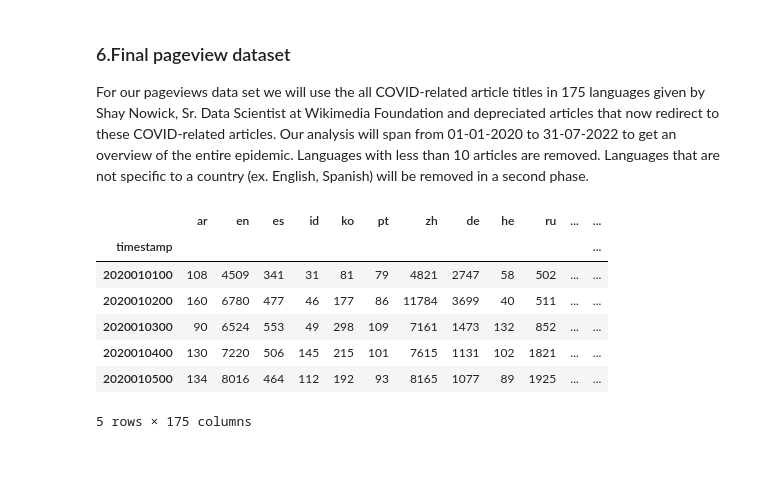
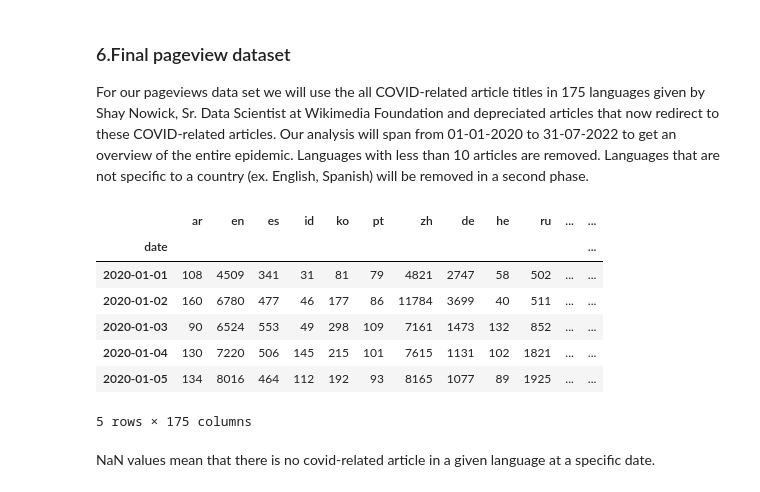
Before and after one commit to epfl-ada/ada-2022-project-thedatadiggers22, a Jupyter notebook: data_pipeline.ipynb, the cells around one changed output. Cells and saved outputs as stored; diff of their text form; code cells hidden in the pictures; blank space fills up the shorter version.

```diff
--- a/data_pipeline.ipynb
+++ b/data_pipeline.ipynb
@@ -289,14 +289,20 @@ for value in df_lang:
     #get covid related from 01-01-2020 to 31-07-2022 for each language
     df_tmp = wiki_to_df_extract(value, '20200101', '20220731').rename({'views': value}, axis='columns')
     pageview_df = pd.concat([pageview_df, df_tmp], axis= 1)
-# %%
-pageview_df.head()
-# %% [output]
-|  | ar | en | es | id | ko | pt | zh | de | he | ru | ... | ... |
-| timestamp |  |  |  |  |  |  |  |  |  |  |  | ... |
-| 2020010100 | 108 | 4509 | 341 | 31 | 81 | 79 | 4821 | 2747 | 58 | 502 | ... | ... |
-| 2020010200 | 160 | 6780 | 477 | 46 | 177 | 86 | 11784 | 3699 | 40 | 511 | ... | ... |
-| 2020010300 | 90 | 6524 | 553 | 49 | 298 | 109 | 7161 | 1473 | 132 | 852 | ... | ... |
-| 2020010400 | 130 | 7220 | 506 | 145 | 215 | 101 | 7615 | 1131 | 102 | 1821 | ... | ... |
-| 2020010500 | 134 | 8016 | 464 | 112 | 192 | 93 | 8165 | 1077 | 89 | 1925 | ... | ... |
-5 rows × 175 columns
+# %%
+pageview_df['date'] = pageview_df.index
+pageview_df['date'] = pageview_df['date'].apply(lambda s: pd.to_datetime(s[:8], format='%Y%m%d'))
+pageview_df = pageview_df.set_index('date')
+#full data with all languages
+pageview_df.head()
+# %% [output]
+|  | ar | en | es | id | ko | pt | zh | de | he | ru | ... | ... |
+| date |  |  |  |  |  |  |  |  |  |  |  | ... |
+| 2020-01-01 | 108 | 4509 | 341 | 31 | 81 | 79 | 4821 | 2747 | 58 | 502 | ... | ... |
+| 2020-01-02 | 160 | 6780 | 477 | 46 | 177 | 86 | 11784 | 3699 | 40 | 511 | ... | ... |
+| 2020-01-03 | 90 | 6524 | 553 | 49 | 298 | 109 | 7161 | 1473 | 132 | 852 | ... | ... |
+| 2020-01-04 | 130 | 7220 | 506 | 145 | 215 | 101 | 7615 | 1131 | 102 | 1821 | ... | ... |
+| 2020-01-05 | 134 | 8016 | 464 | 112 | 192 | 93 | 8165 | 1077 | 89 | 1925 | ... | ... |
+5 rows × 175 columns
+# %% [markdown]
+NaN values mean that there is no covid-related article in a given language at a specific date.
```
